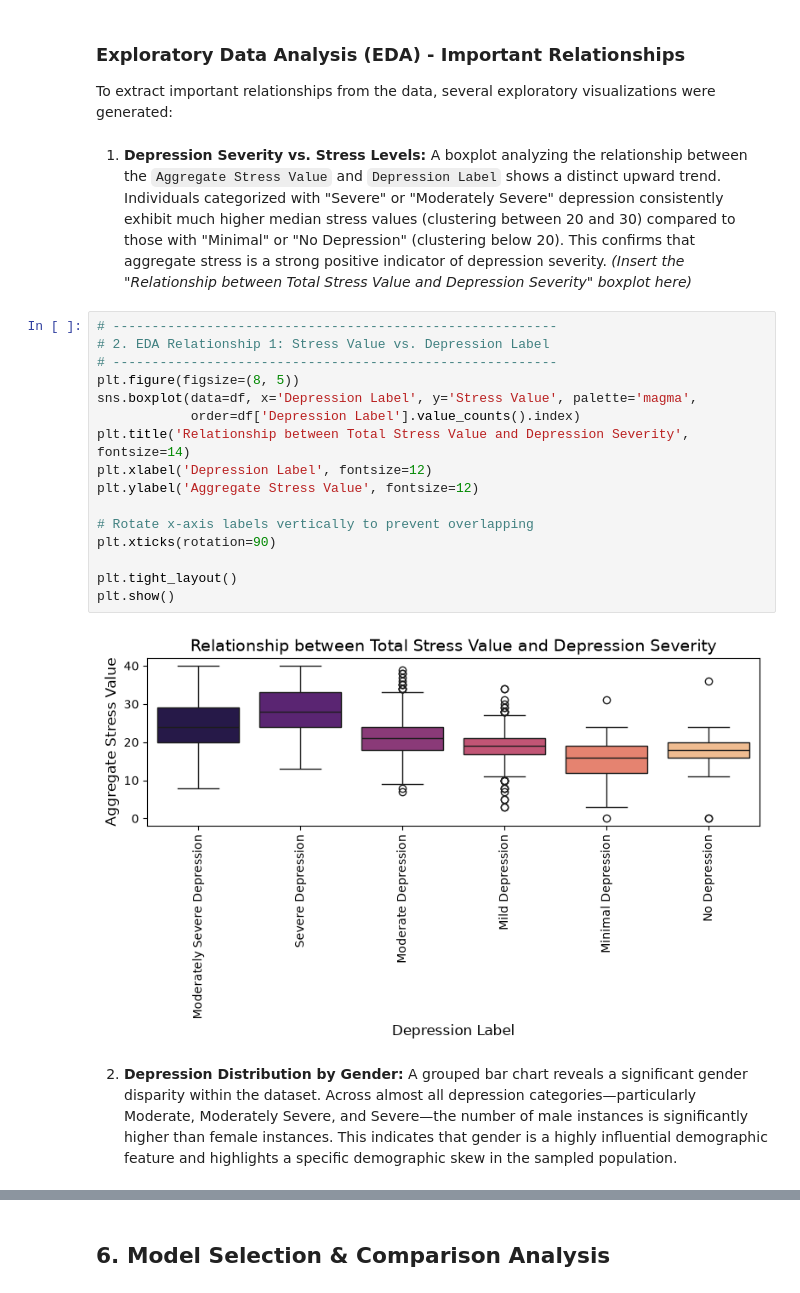
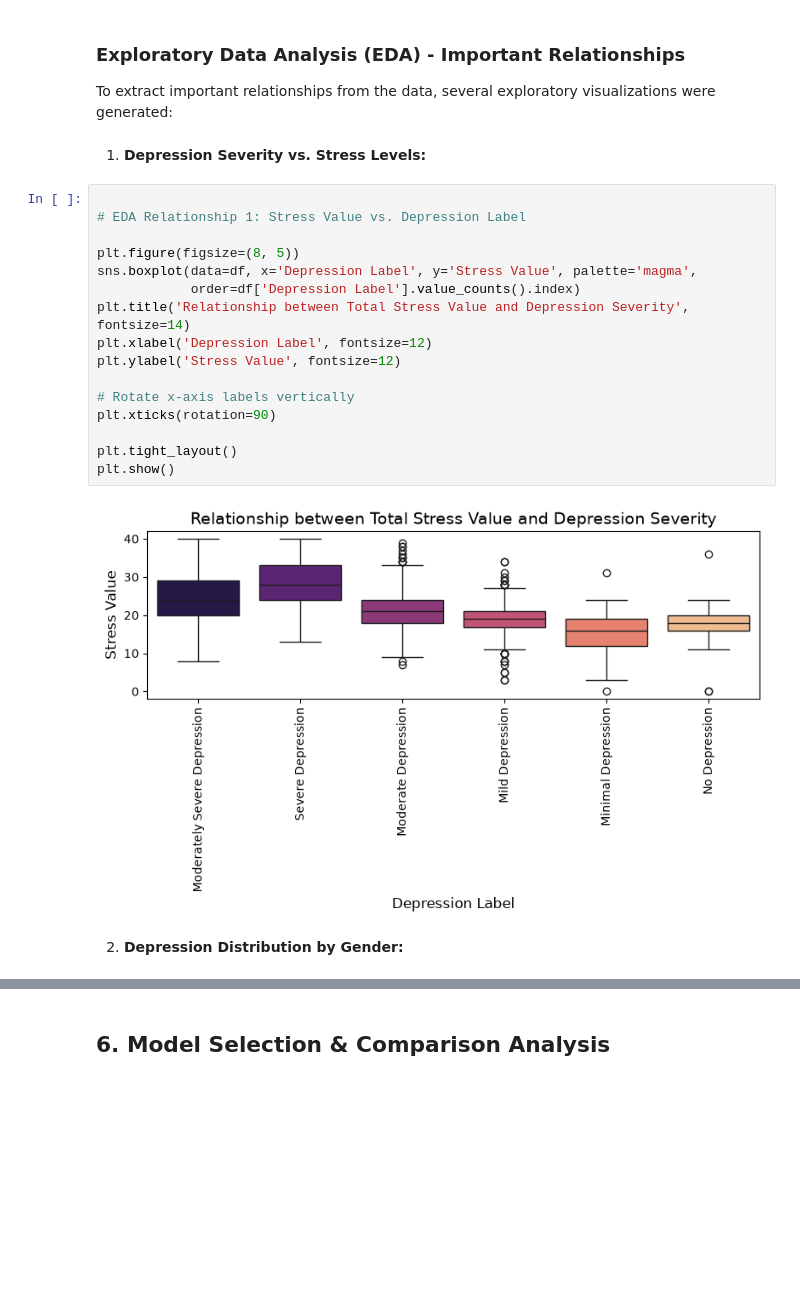
Before and after one commit to uzicodes/CS422-ML-PROJECT, a Jupyter notebook: depression_analysis.ipynb, the cells around one changed output, grey strips where cells are left out. Saved outputs shown, nothing was run; the diff lists cells and outputs as text; blank space fills up the shorter version.

```diff
--- a/depression_analysis.ipynb
+++ b/depression_analysis.ipynb
@@ -226,26 +184,25 @@ Name: count, dtype: int64
 
 To extract important relationships from the data, several exploratory visualizations were generated:
 # %% [markdown]
-1. **Depression Severity vs. Stress Levels:** A boxplot analyzing the relationship between the `Aggregate Stress Value` and `Depression Label` shows a distinct upward trend. Individuals categorized with "Severe" or "Moderately Severe" depression consistently exhibit much higher median stress values (clustering between 20 and 30) compared to those with "Minimal" or "No Depression" (clustering below 20). This confirms that aggregate stress is a strong positive indicator of depression severity.
-  *(Insert the "Relationship between Total Stress Value and Depression Severity" boxplot here)*
+1. **Depression Severity vs. Stress Levels:**
 # %%
-# ---------------------------------------------------------
-# 2. EDA Relationship 1: Stress Value vs. Depression Label
-# ---------------------------------------------------------
+
+# EDA Relationship 1: Stress Value vs. Depression Label
+
 plt.figure(figsize=(8, 5))
 sns.boxplot(data=df, x='Depression Label', y='Stress Value', palette='magma',
             order=df['Depression Label'].value_counts().index)
 plt.title('Relationship between Total Stress Value and Depression Severity', fontsize=14)
 plt.xlabel('Depression Label', fontsize=12)
-plt.ylabel('Aggregate Stress Value', fontsize=12)
+plt.ylabel('Stress Value', fontsize=12)
 
-# Rotate x-axis labels vertically to prevent overlapping
+# Rotate x-axis labels vertically
 plt.xticks(rotation=90)
 
 plt.tight_layout()
 plt.show()
 # %% [output]
-[figure, old version]
+[figure, new version]
 # %% [markdown]
-2. **Depression Distribution by Gender:** A grouped bar chart reveals a significant gender disparity within the dataset. Across almost all depression categories—particularly Moderate, Moderately Severe, and Severe—the number of male instances is significantly higher than female instances. This indicates that gender is a highly influential demographic feature and highlights a specific demographic skew in the sampled population.
+2. **Depression Distribution by Gender:**
 # %%
```
Also changed, not shown: parts of 18 cells of this notebook, 1 other file.
